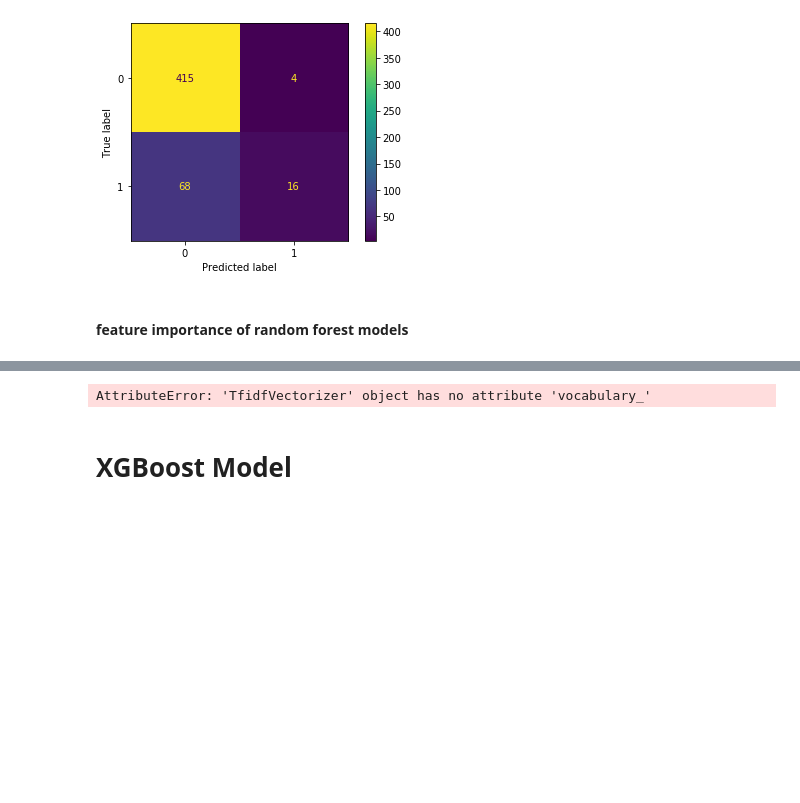
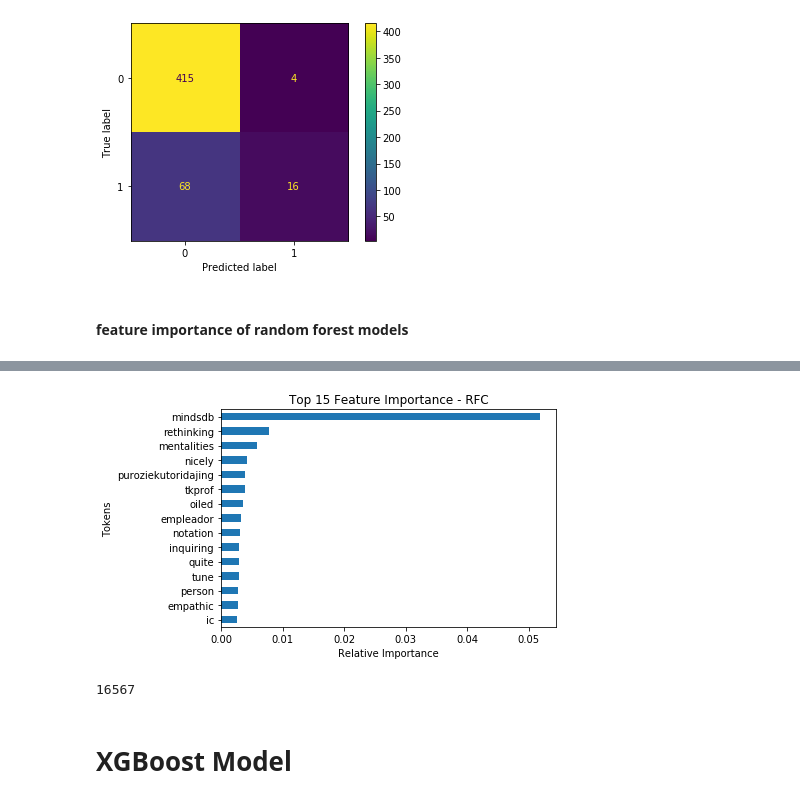
Before and after one commit to samraykhman/job_recomender, a Jupyter notebook: modelling_nb.ipynb, the cells around one changed output, grey strips where cells are left out. Drawn from its saved outputs; the diff is of its cells as text; code cells hidden in the pictures; blank space fills up the shorter version.

```diff
--- a/modelling_nb.ipynb
+++ b/modelling_nb.ipynb
@@ -202,7 +159,16 @@ feat_importanceDF_rfc_2.sort_values(by=0,ascending=False).head(15)
-# %%
-lol = tfx.vocabulary_
-# %% [output]
-AttributeError: 'TfidfVectorizer' object has no attribute 'vocabulary_'
+# %%
+feat_importances_2 = pd.Series(rf_classifier.feature_importances_,index=tf.vocabulary_)
+feat_importances_2.nlargest(15).sort_values().plot(kind='barh')
+plt.title("Top 15 Feature Importance - RFC")
+plt.xlabel('Relative Importance')
+plt.ylabel('Tokens')
+plt.show()
+# %% [output]
+[figure, added]
+# %%
+len(tf.vocabulary_)
+# %% [output]
+16567
 # %% [markdown]
 # XGBoost Model
 # %%
```
Also changed, not shown: parts of 33 cells of this notebook, 12 other files.
